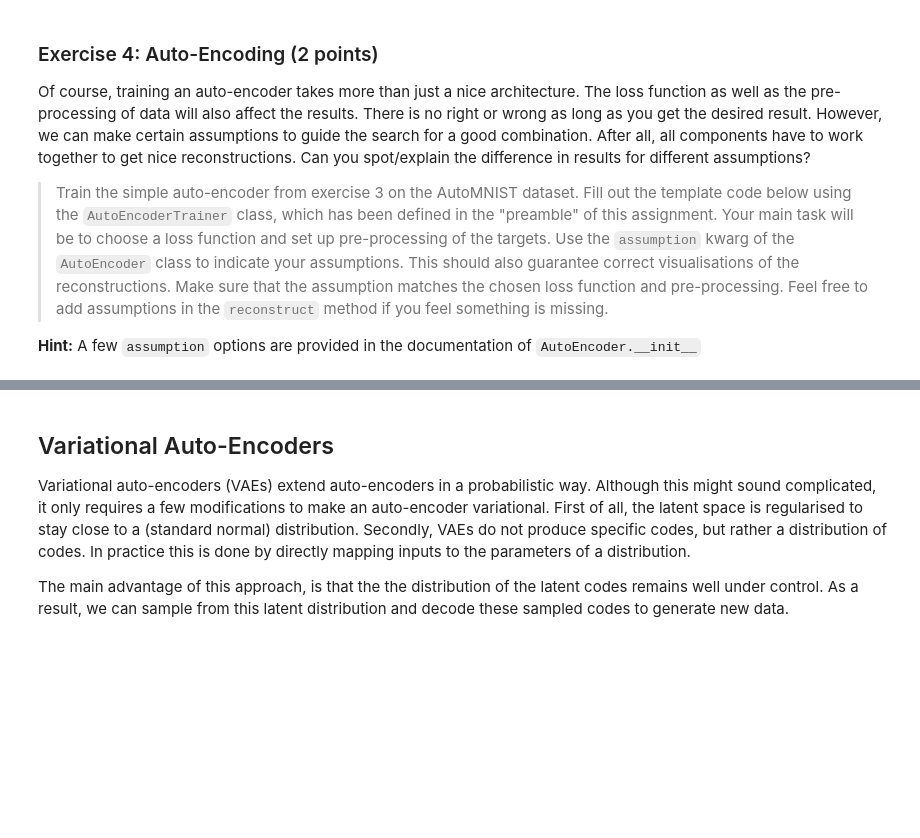
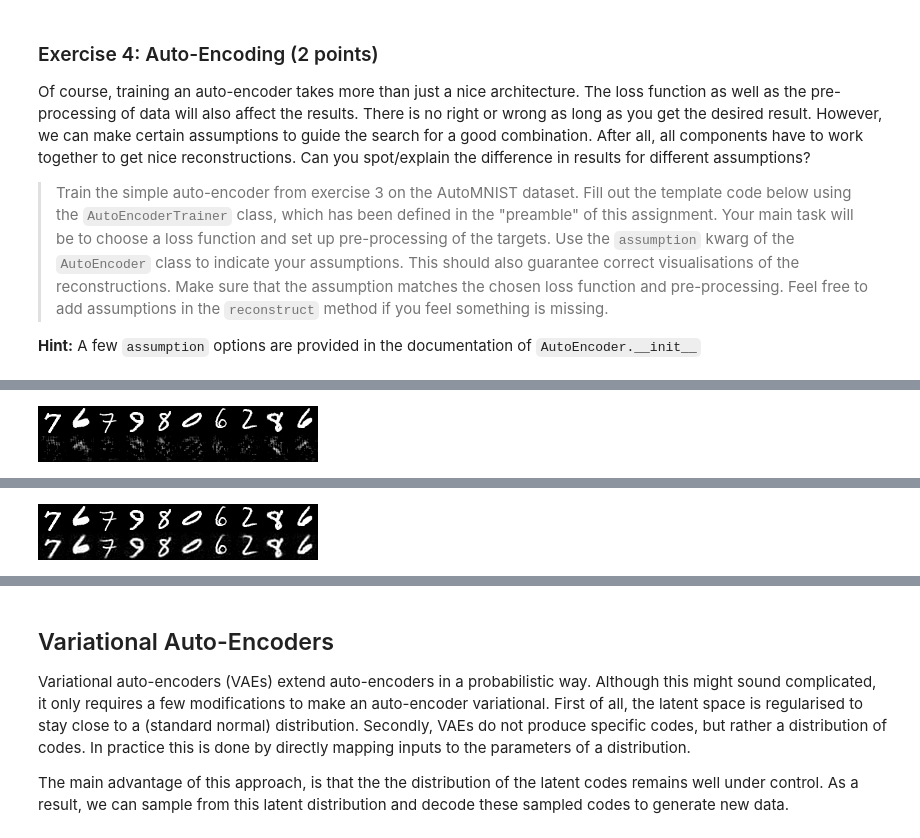
Before and after one commit to meier108/MasterAI_2, a Jupyter notebook: DeepLearning/Assignment3.ipynb, the cells around one changed output, grey strips where cells are left out. Saved outputs shown, nothing was run; the diff lists cells and outputs as text; code cells hidden in the pictures; blank space fills up the shorter version.

```diff
--- a/DeepLearning/Assignment3.ipynb
+++ b/DeepLearning/Assignment3.ipynb
@@ -771,17 +812,29 @@ class AutoEncoder(nn.Module):
         """
         super().__init__()
         self.assumption = assumption
-        self.encoder = nn.Sequential()
-        self.decoder = nn.Sequential()
-        # YOUR CODE HERE
-        raise NotImplementedError()
+        self.encoder = nn.Sequential(
+            nn.Conv2d(in_channels, hid_channels, kernel_size, stride), #first conv
+            nn.AvgPool2d(pooling),  #avg_pooling
+            activation,
+            nn.Conv2d(hid_channels, code_channels, kernel_size, stride),#second conv
+            activation
+        )
+        self.decoder = nn.Sequential(
+            nn.ConvTranspose2d(code_channels, hid_channels, kernel_size, stride), #first deconv
+            activation,
+            nn.Upsample(scale_factor=pooling, mode='nearest'), #upsample
+            nn.ConvTranspose2d(hid_channels, in_channels, kernel_size, stride),#second deconv
+            activation
+        )
+
 
     def forward(self, x):
-        # YOUR CODE HERE
-        raise NotImplementedError()
+        x = self.encoder(x)
+        x = self.decoder(x)
+        return x
 
     @torch.no_grad()
-    def to_intensities(self, logits: torch.Tensor, x_range: tuple[float, float] = None) -> torch.Tensor:
+    def to_intensities(self, logits: torch.Tensor, x_range: Tuple[float, float] = None) -> torch.Tensor:
         """
         Decode logits to proper pixel intensities according to assumptions.
 
@@ -866,18 +919,25 @@ data = AutoMNIST(
         transforms.ToTensor(),
         transforms.Normalize((.1307, ), (.3081, )),
     ]),
-    target_transform=None,  # TODO: pre-processing
+    target_transform=transforms.Compose([
+        transforms.ToTensor(),
+    ]),
+    download=False #set if you want to download the data
 )
 
 auto_encoder = AutoEncoder(
     1, 64, 16, 5, activation=nn.ELU(),
-    assumption=None,  # TODO: assumption
+    assumption='truncated',  # TODO: assumption
 ).to(device)
 trainer = AutoEncoderTrainer(
     model=auto_encoder,
-    criterion=None,  # TODO: loss function
+    criterion=nn.MSELoss(),  # TODO: loss function
     optimiser=optim.Adamax(auto_encoder.parameters()),
 )
 
-# YOUR CODE HERE
-raise NotImplementedError()
+test, train = torch.utils.data.random_split(data, [50000, 10000])
+train_loader = DataLoader(train, batch_size=16, shuffle=True)
+test_loader = DataLoader(test, batch_size=16, shuffle=False)
+
+trainer.train(train_loader, num_epochs=5, vis_every=5)
+# %% [output]
@@ -883,0 +945 @@ raise NotImplementedError()
+[figure, added]
@@ -884,3 +951,4 @@ raise NotImplementedError()
+[figure, added]
 # %%
 # Test Cell: do not edit or delete!
 assert len(data.transform.transforms) == 2, (
```
Also changed, not shown: parts of 13 cells of this notebook, 5 other files.
